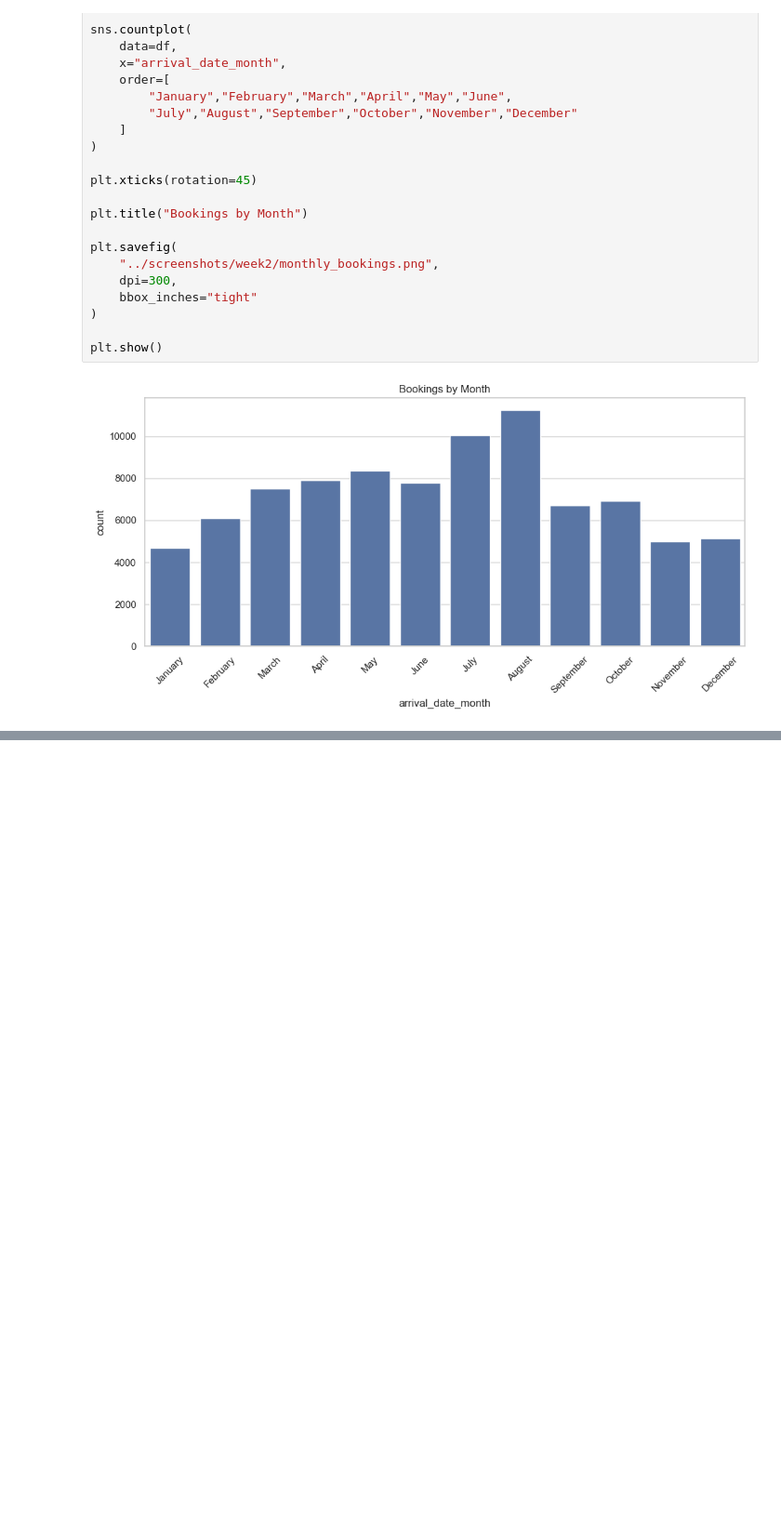
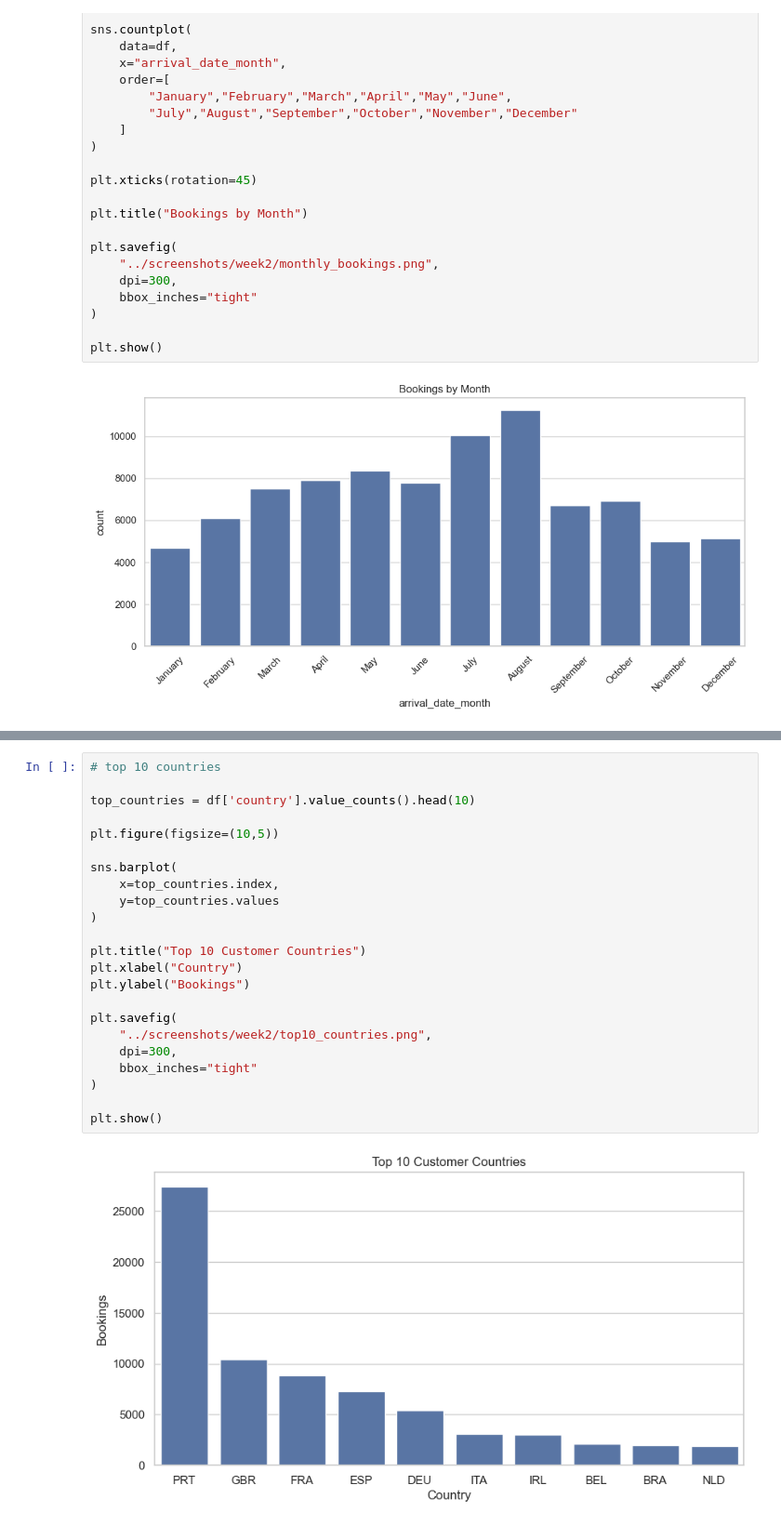
Before and after one commit to ghosh512005-commits/customer_retention_dynamic_pricing_analytics_project, a Jupyter notebook: notebooks/02_eda.ipynb, the cells around one changed output, grey strips where cells are left out. Shown at 93% size. Drawn from its saved outputs; the diff is of its cells as text; blank space fills up the shorter version.

```diff
--- a/notebooks/02_eda.ipynb
+++ b/notebooks/02_eda.ipynb
@@ -134,0 +206,25 @@ plt.show()
+# %%
+# top 10 countries
+
+top_countries = df['country'].value_counts().head(10)
+
+plt.figure(figsize=(10,5))
+
+sns.barplot(
+    x=top_countries.index,
+    y=top_countries.values
+)
+
+plt.title("Top 10 Customer Countries")
+plt.xlabel("Country")
+plt.ylabel("Bookings")
+
+plt.savefig(
+    "../screenshots/week2/top10_countries.png",
+    dpi=300,
+    bbox_inches="tight"
+)
+
+plt.show()
+# %% [output]
+[figure, added]
```
Also changed, not shown: parts of 25 cells of this notebook.
